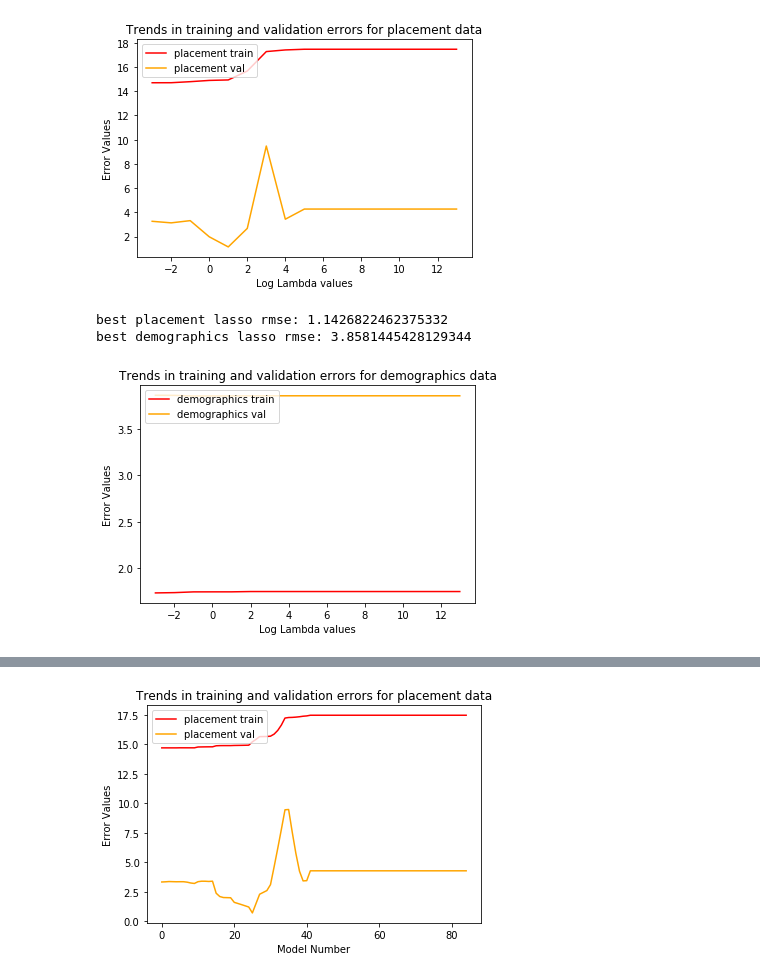
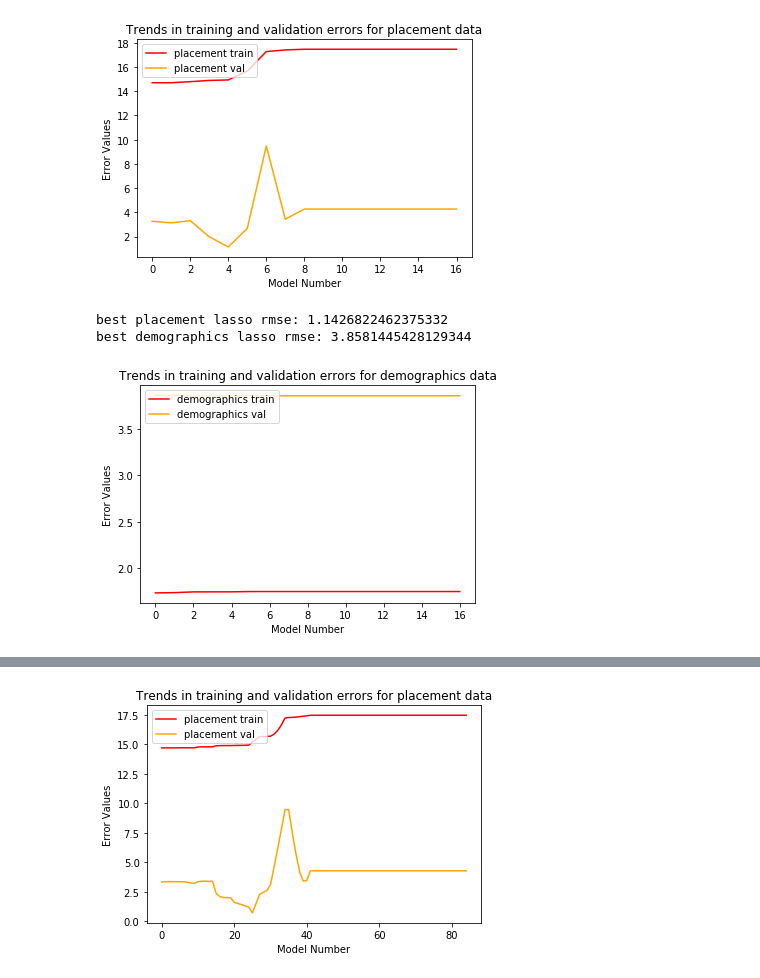
Before and after one commit to Zoheb0707/CSE_546_Project, a Jupyter notebook: ML model testing for corrected data.ipynb, the cells around one changed output, grey strips where cells are left out. Saved outputs shown, nothing was run; the diff lists cells and outputs as text; code cells hidden in the pictures.

Commit message:
tested all features and models

```diff
--- a/ML model testing for corrected data.ipynb
+++ b/ML model testing for corrected data.ipynb
@@ -150,43 +158,43 @@ for l in lambda_list:
     if current_placement_val_rmse < best_placement_lasso_rmse:
         best_placement_lasso_model = Lasso_Model
         best_placement_lasso_R_sq = current_placement_R_sq
         best_placement_lasso_rmse = current_placement_val_rmse
 
     Lasso_Model.fit(demographics_train_X,demographics_train_Y)
     current_demographics_R_sq = Lasso_Model.score(demographics_train_X,demographics_train_Y)
     current_demographics_train_rmse = RMSE(Lasso_Model.predict(demographics_train_X),demographics_train_Y)
     current_demographics_val_rmse = RMSE(Lasso_Model.predict(demographics_val_X),demographics_val_Y)
     demographics_train_rmse_list.append(current_demographics_train_rmse)
     demographics_val_rmse_list.append(current_demographics_val_rmse)
 
     if current_demographics_val_rmse < best_demographics_lasso_rmse:
         best_demographics_lasso_model = Lasso_Model
         best_demographics_lasso_R_sq = current_demographics_R_sq
         best_demographics_lasso_rmse = current_demographics_val_rmse
 
 lambda_list = [log(x,10) for x in lambda_list]
-plt.plot(lambda_list,placement_train_rmse_list,label = 'placement train',color = 'red')
-plt.plot(lambda_list,placement_val_rmse_list,label = 'placement val', color = 'orange')
-plt.xlabel('Log Lambda values')
+plt.plot(list(range(0,len(placement_train_rmse_list))),placement_train_rmse_list,label = 'placement train',color = 'red')
+plt.plot(list(range(0,len(placement_train_rmse_list))),placement_val_rmse_list,label = 'placement val', color = 'orange')
+plt.xlabel('Model Number')
 plt.ylabel('Error Values')
 plt.title('Trends in training and validation errors for placement data')
 plt.legend(loc='upper left')
 plt.show()
 print('best placement lasso rmse: ' + str(best_placement_lasso_rmse))
 print('best demographics lasso rmse: ' + str(best_demographics_lasso_rmse))
 plt.figure()
-plt.plot(lambda_list,demographics_train_rmse_list,label = 'demographics train',color = 'red')
-plt.plot(lambda_list,demographics_val_rmse_list,label = 'demographics val', color = 'orange')
-plt.xlabel('Log Lambda values')
+plt.plot(list(range(0,len(placement_train_rmse_list))),demographics_train_rmse_list,label = 'demographics train',color = 'red')
+plt.plot(list(range(0,len(placement_train_rmse_list))),demographics_val_rmse_list,label = 'demographics val', color = 'orange')
+plt.xlabel('Model Number')
 plt.ylabel('Error Values')
 plt.title('Trends in training and validation errors for demographics data')
 plt.legend(loc='upper left')
 plt.show()
 # %% [output]
-[figure, old version]
+[figure, new version]
 best placement lasso rmse: 1.1426822462375332
 best demographics lasso rmse: 3.8581445428129344
-[figure, old version]
+[figure, new version]
 # %%
 '''
 Test ridge regression
```
Also changed, not shown: parts of 4 cells of this notebook, 5 other files.
